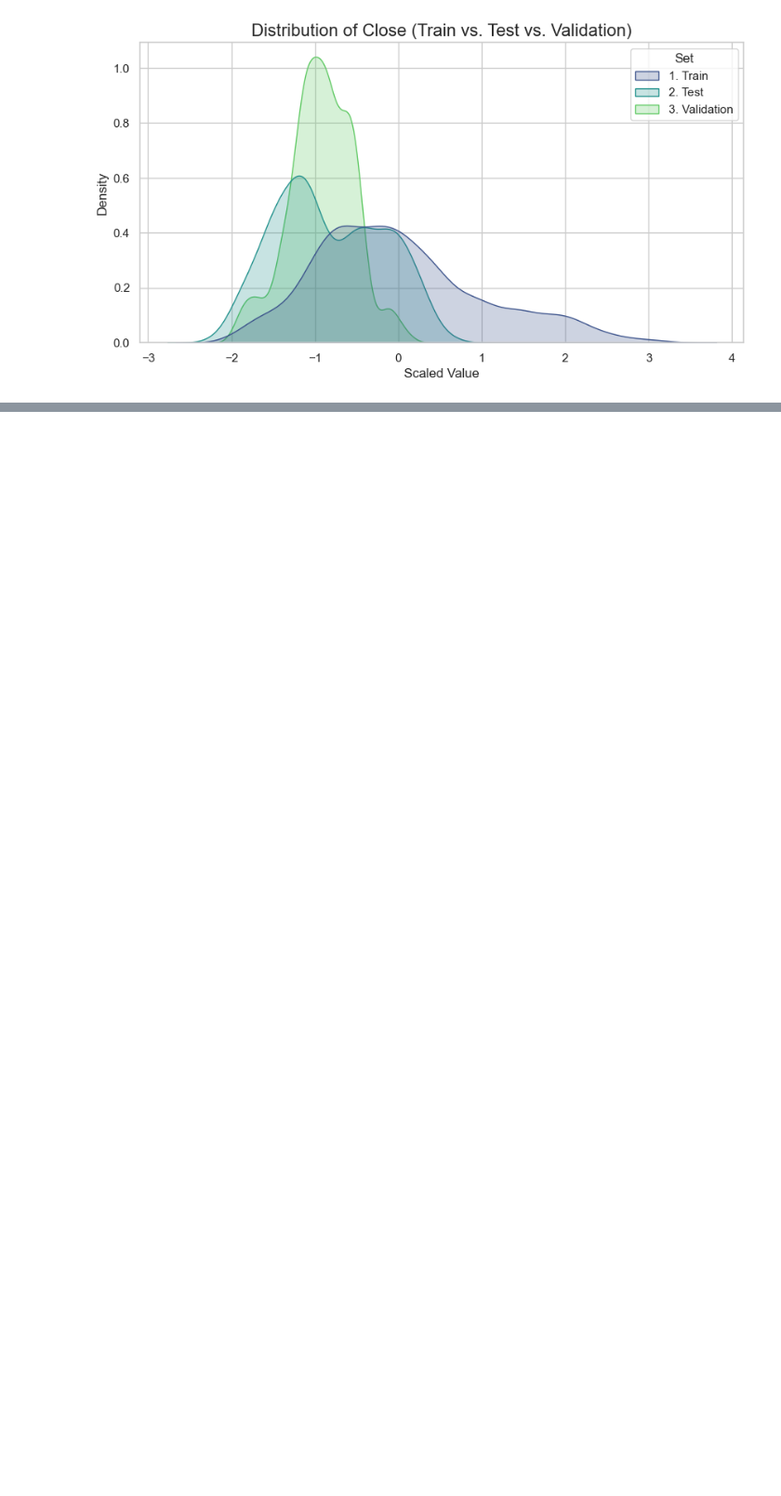
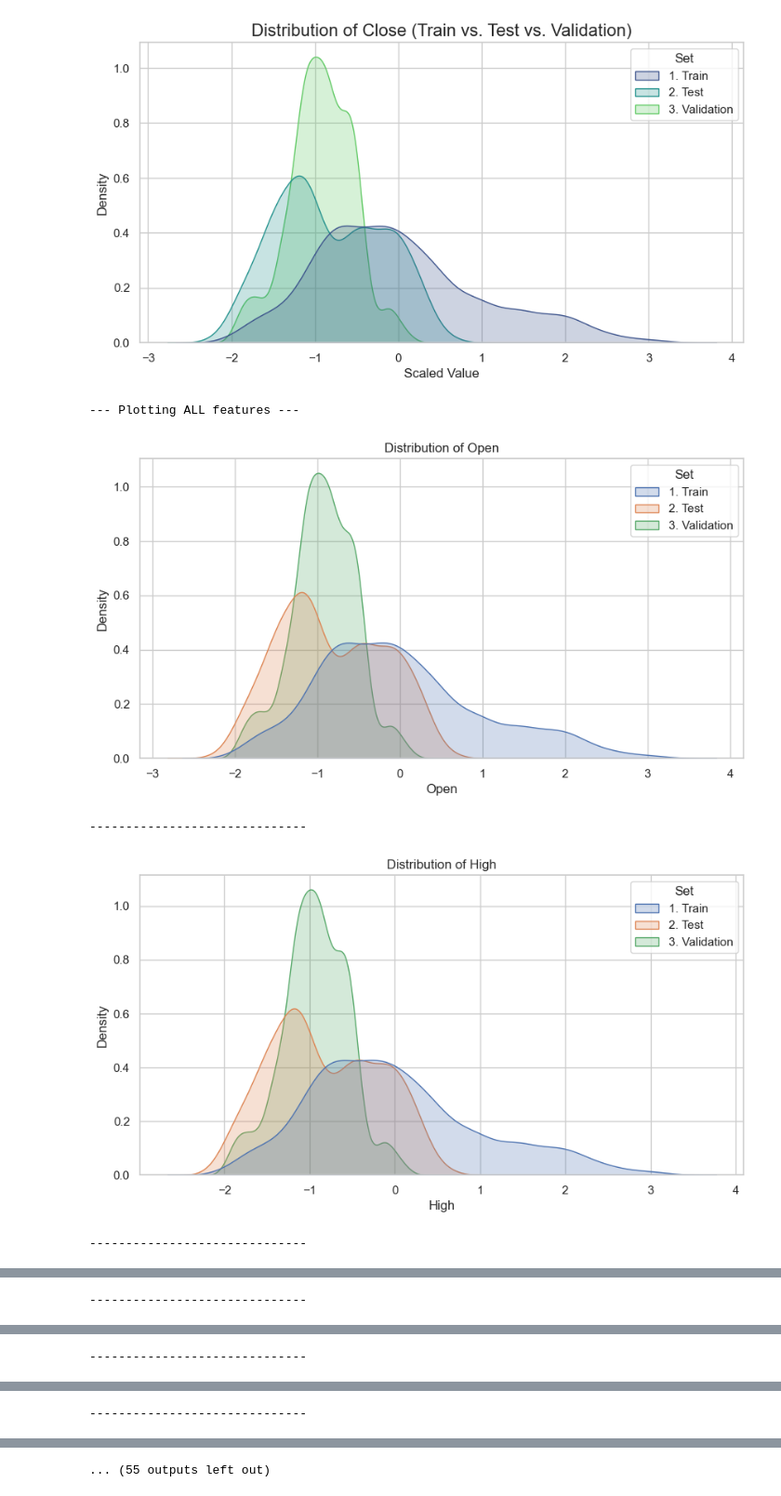
Before and after one commit to ulloa09/Proyecto3_TensorFlow, a Jupyter notebook: drift_report.ipynb, the cells around one changed output, grey strips where cells are left out. Shown at 93% size. Saved outputs shown, nothing was run; the diff lists cells and outputs as text; code cells hidden in the pictures; blank space fills up the shorter version.

```diff
--- a/drift_report.ipynb
+++ b/drift_report.ipynb
@@ -258,11 +258,17 @@ for col in top_5_list:
 [figure]
 # %%
 # Plot ALL features
-# print("\n--- Plotting ALL features ---")
-# for col in feature_cols:
-#     plt.figure(figsize=(10, 5))
-#     sns.kdeplot(data=df_combined, x=col, hue='Set', fill=True, common_norm=False)
-#     plt.title(f'Distribution of {col}')
+print("\n--- Plotting ALL features ---")
+for col in feature_cols:
+    plt.figure(figsize=(10, 5))
+    sns.kdeplot(data=df_combined, x=col, hue='Set', fill=True, common_norm=False)
+    plt.title(f'Distribution of {col}')
 
-#     plt.show()
-#     print("-" * 30)
+    plt.show()
+    print("-" * 30)
+# %% [output]
+--- Plotting ALL features ---
+[figure, added]
+------------------------------
+[figure, added]
+------------------------------
@@ -268,0 +276 @@ for col in top_5_list:
+------------------------------
@@ -268,0 +278 @@ for col in top_5_list:
+------------------------------
@@ -268,0 +280 @@ for col in top_5_list:
+------------------------------
@@ -268,0 +282 @@ for col in top_5_list:
+... (55 outputs left out)
```
Also changed, not shown: parts of 1 cell of this notebook.
